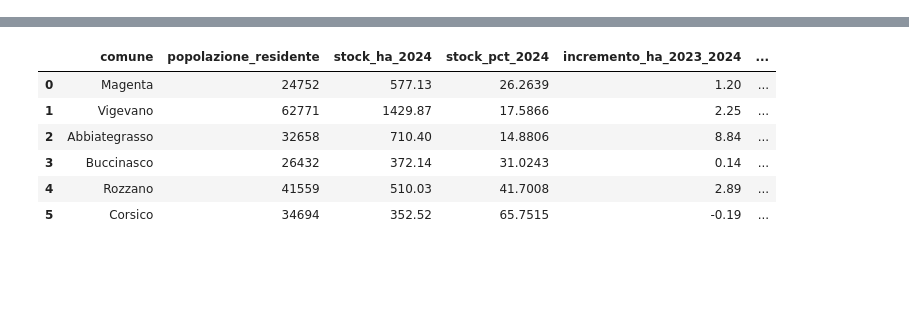
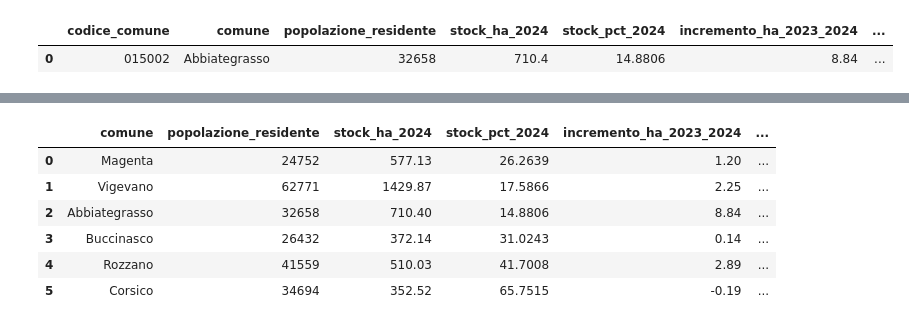
Before and after one commit to Gabrymi93/abbiategrasso-data-notes, a Jupyter notebook: notebooks/abbiategrasso_locale_v1.ipynb, the cells around one changed output, grey strips where cells are left out. Saved outputs shown, nothing was run; the diff lists cells and outputs as text; code cells hidden in the pictures; blank space fills up the shorter version.

Commit message:
refactor: merge Abbiategrasso notebooks

```diff
--- a/notebooks/abbiategrasso_vs_comuni_vicini.ipynb
+++ b/notebooks/abbiategrasso_locale_v1.ipynb
@@ -32,0 +42,30 @@ comuni = ['Abbiategrasso', 'Magenta', 'Vigevano', 'Buccinasco', 'Rozzano', 'Cors
+# %%
+snapshot_query = '''
+with pop as (
+    select codice_comune, comune, popolazione_residente
+    from read_parquet(?)
+    where lower(comune) = 'abbiategrasso'
+),
+suolo as (
+    select lpad(pro_com, 6, '0') as codice_comune, comune, stock_ha_2024, stock_pct_2024, incremento_ha_2023_2024
+    from read_parquet(?)
+    where lower(comune) = 'abbiategrasso'
+)
+select
+    pop.codice_comune,
+    pop.comune,
+    popolazione_residente,
+    stock_ha_2024,
+    stock_pct_2024,
+    incremento_ha_2023_2024,
+    round(stock_ha_2024 * 10000.0 / popolazione_residente, 2) as mq_suolo_consumato_per_residente,
+    round(incremento_ha_2023_2024 * 10000.0 / popolazione_residente, 2) as mq_incremento_per_residente
+from pop
+join suolo using (codice_comune)
+'''
+
+snapshot = con.execute(snapshot_query, [pop_path.as_posix(), suolo_path.as_posix()]).df()
+snapshot
+# %% [output]
+|  | codice_comune | comune | popolazione_residente | stock_ha_2024 | stock_pct_2024 | incremento_ha_2023_2024 | ... |
+| 0 | 015002 | Abbiategrasso | 32658 | 710.4 | 14.8806 | 8.84 | ... |
```
Also changed, not shown: parts of 10 cells of this notebook, 1 other file.
